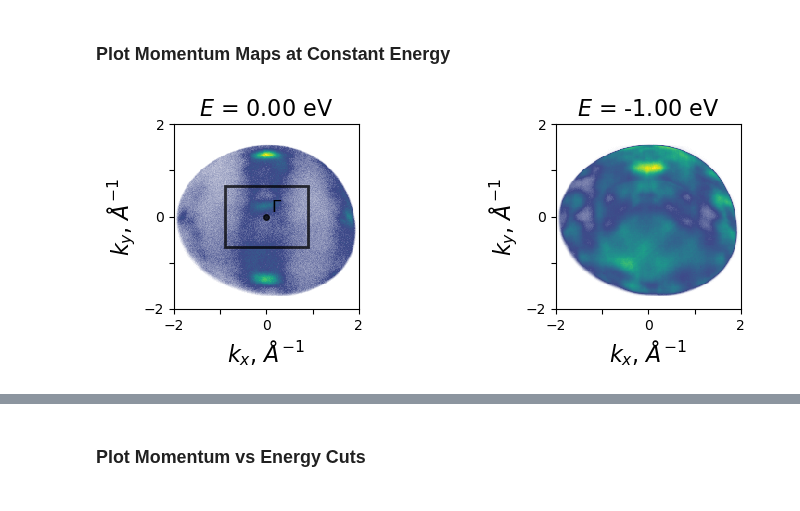
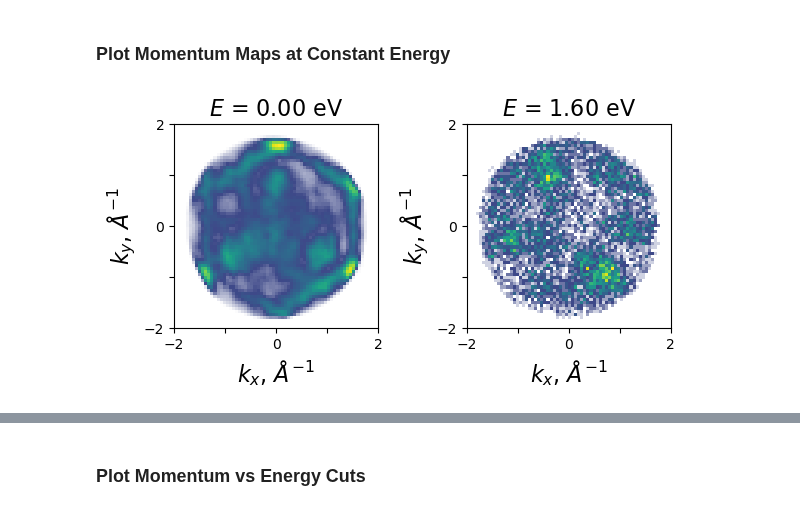
Before and after one commit to lawsonlloyd/mpes-analysis, a Jupyter notebook: mpes_Plot_Analysis.ipynb, the cells around one changed output, grey strips where cells are left out. Cells and saved outputs as stored; diff of their text form; code cells hidden in the pictures.

```diff
--- a/mpes_Plot_Analysis.ipynb
+++ b/mpes_Plot_Analysis.ipynb
@@ -38,7 +41,12 @@ data_path = 'R:\Lawson\Data\metis'
 #data_path = '/Users/lawsonlloyd/Desktop/Data/metis'
 
 filename, offsets = 'Scan162_RT_120x120x115x50_binned.h5', [0.8467, -120]
-filename, offsets = 'Scan162_RT_120x120x115x51_rebinned_newECAL.h5', [0, 0]
+#filename, offsets = 'Scan162_RT_120x120x115x51_rebinned_newECAL.h5', [0.035, 0]
+#filename, offsets = 'Scan177_120K_120x120x115_binned.h5', [0.363, 0]
+
+filename, offsets = 'Scan186_120K_Static_120x120x200_binned.h5', [0.039, 0]
+filename, offsets = 'Scan188_120K_120x120x115x77_binned.h5', [0.5660, -105]
+#filename, offsets = 'Scan163_120K_101x101x131x77_binned_v3.h5',  [0, 0]
 
 #filename, offsets = 'Scan0804_30K_Pprobe_Spump_binned.h5', [.5047, -102]
 
@@ -50,7 +58,10 @@ filename, offsets = 'Scan162_RT_120x120x115x51_rebinned_newECAL.h5', [0, 0]
 # filename, offsets = 'Scan1063_binned.h5', [-4.5, 0]
 # filename, offsets = 'Scan1064_binned.h5', [-4.75, 0]
 # filename, offsets = 'Scan1076_binned.h5', [-0.4, 0]
-# filename, offsets = 'Scan1095_binned.h5', [0, 0]
+#filename, offsets = 'Scan1095_binned.h5', [0, -55]
 # filename, offsets = 'Scan1097_binned.h5', [0, 0]
 
-#filename, offsets = 'Scan129_binned_200x200x300_CrSBr_Integrated_XUV_Pol.h5', [.2, 0]
+# Load the Data
+data_loader = DataLoader(data_path + '//' + filename, offsets = offsets)
+I = data_loader.load()
+I_res = I
@@ -59,10 +73,7 @@ filename, offsets = 'Scan162_RT_120x120x115x51_rebinned_newECAL.h5', [0, 0]
 # %%
-# Load the Data
-data_loader = DataLoader(data_path + '//' + filename, offsets = offsets)
-I = data_loader.load()
-
 # Truncate and Normalize Data, if desired.
-#I = I.loc[{"delay":slice(-250,780)}]
+#I = I.loc[{"delay":slice(-250,850)}]
+I = I[:, :, :,1:-1]
 I = I/np.max(I)
 
 # Normalize Each Time Step to the Total Volume Counts, if desired
@@ -91,18 +99,18 @@ main(I)
 # %%
 %matplotlib inline
 cmap_plot = cmap_LTL
 
-E, E_int = [0, -1], .2
+E, E_int = [0, 1.6], .2
 #delays, delay_int = 500, 1000
 
 fig, ax, im = mpes.plot_momentum_maps(
     I_res, E=E, E_int=E_int, delays=None, delay_int=None,
     cmap=cmap_LTL, scale=[0, 1],
-    fontsize=16, figsize=(8, 3), colorbar=False, panel_labels = False
+    fontsize=16, figsize=(6, 3), colorbar=False, panel_labels = False
 )
 
-mpes.overlay_bz('rectangular', 3.508, 4.763, ax[0], 'black', rotation_deg = 0, repeat = 0)
+#mpes.overlay_bz('rectangular', 3.508, 4.763, ax[0], 'black', rotation_deg = 0, repeat = 0)
 #mpes.overlay_bz('hexagonal', 5.8, 5.8, ax[0], 'black', repeat = 2, rotation_deg = 90)
-#mpes.save_figure(fig, name = f'test', image_format = 'pdf')
+#mpes.save_figure(fig, name = f'scan186', image_format = 'svg')
 # %% [output]
-[figure, old version]
+[figure, new version]
```
Also changed, not shown: parts of 15 cells of this notebook, 1 other file.
